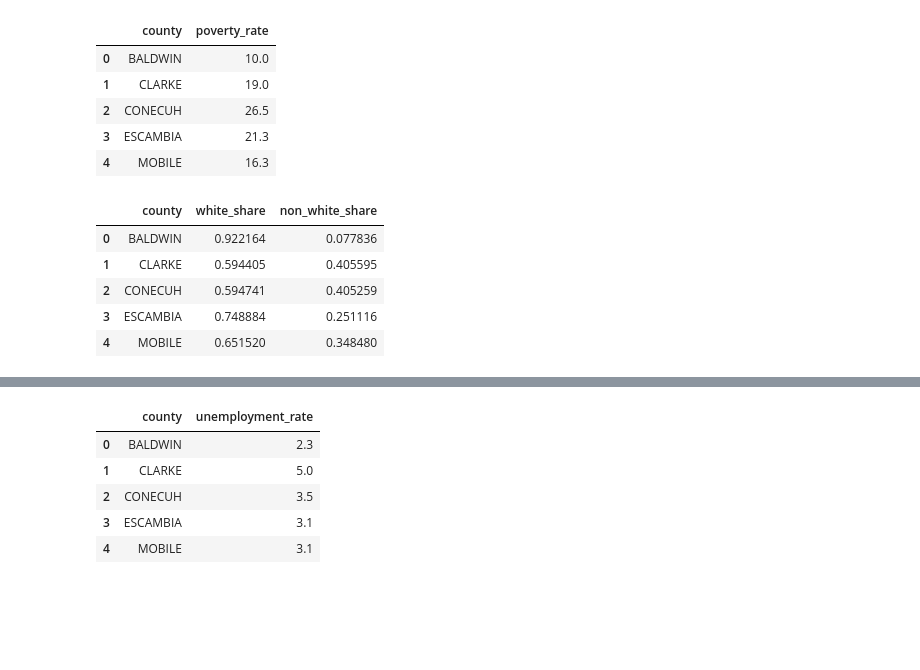
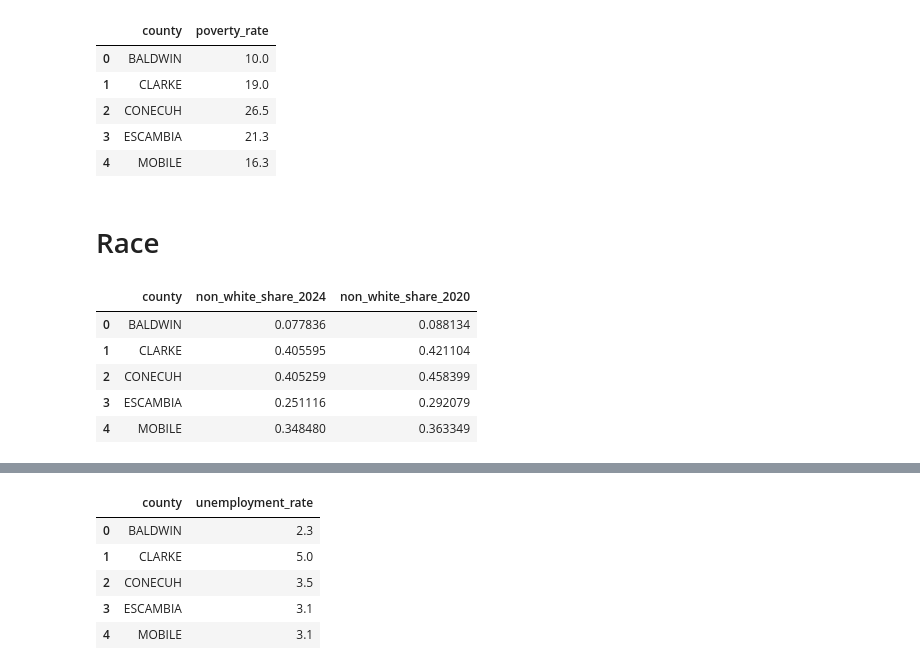
Before and after one commit to lacarabela/GC-CPRI, a Jupyter notebook: notebooks/01_merge_and_feature_build.ipynb, the cells around one changed output, grey strips where cells are left out. Drawn from its saved outputs; the diff is of its cells as text; code cells hidden in the pictures; blank space fills up the shorter version.

```diff
--- a/notebooks/01_merge_and_feature_build.ipynb
+++ b/notebooks/01_merge_and_feature_build.ipynb
@@ -102,7 +106,8 @@ def clean_column_names(df):
     return df
 
 ballots = clean_column_names(ballots)
-race = clean_column_names(race)
+race_2024 = clean_column_names(race_2024)
+race_2020 = clean_column_names(race_2020)
 age = clean_column_names(age)
 gender = clean_column_names(gender)
 education = clean_column_names(education)
@@ -154,7 +160,8 @@ def standardize_county(series):
     )
 
 ballots["county"] = standardize_county(ballots["county"])
-race["county"] = standardize_county(race["county"])
+race_2024["county"] = standardize_county(race_2024["county"])
+race_2020["county"] = standardize_county(race_2020["county"])
 age["county"] = standardize_county(age["county"])
 gender["county"] = standardize_county(gender["county"])
 
@@ -290,26 +307,40 @@ poverty_sub.head()
 | 2 | CONECUH | 26.5 |
 | 3 | ESCAMBIA | 21.3 |
 | 4 | MOBILE | 16.3 |
+# %% [markdown]
+# Race
 # %%
-race_sub = race.copy()
+# 2024
+race_2024["non_white_share_2024"] = (
+    race_2024["total_ballots"] - race_2024["total_white"]
+) / race_2024["total_ballots"]
 
-race_sub["white_share"] = race_sub["total_white"] / race_sub["total_ballots"]
-
-race_sub["non_white_share"] = (
-    race_sub["total_ballots"] - race_sub["total_white"]
-) / race_sub["total_ballots"]
-
-race_sub = race_sub[[
+race_2024_sub = race_2024[[
     "county",
-    "white_share",
-    "non_white_share"
+    "non_white_share_2024"
 ]].copy()
 
-race_sub.head()
+# 2020
+race_2020["non_white_share_2020"] = (
+    race_2020["total_ballots"] - race_2020["total_white"]
+) / race_2020["total_ballots"]
+
+race_2020_sub = race_2020[[
+    "county",
+    "non_white_share_2020"
+]].copy()
-# %% [output]
-|  | county | white_share | non_white_share |
-| 0 | BALDWIN | 0.922164 | 0.077836 |
-| 1 | CLARKE | 0.594405 | 0.405595 |
-| 2 | CONECUH | 0.594741 | 0.405259 |
-| 3 | ESCAMBIA | 0.748884 | 0.251116 |
-| 4 | MOBILE | 0.651520 | 0.348480 |
+# %%
+race_combined = race_2024_sub.merge(
+    race_2020_sub,
+    on="county",
+    how="inner"
+)
+
+race_combined.head()
+# %% [output]
+|  | county | non_white_share_2024 | non_white_share_2020 |
+| 0 | BALDWIN | 0.077836 | 0.088134 |
+| 1 | CLARKE | 0.405595 | 0.421104 |
+| 2 | CONECUH | 0.405259 | 0.458399 |
+| 3 | ESCAMBIA | 0.251116 | 0.292079 |
+| 4 | MOBILE | 0.348480 | 0.363349 |
```
Also changed, not shown: parts of 18 cells of this notebook, 13 other files.
